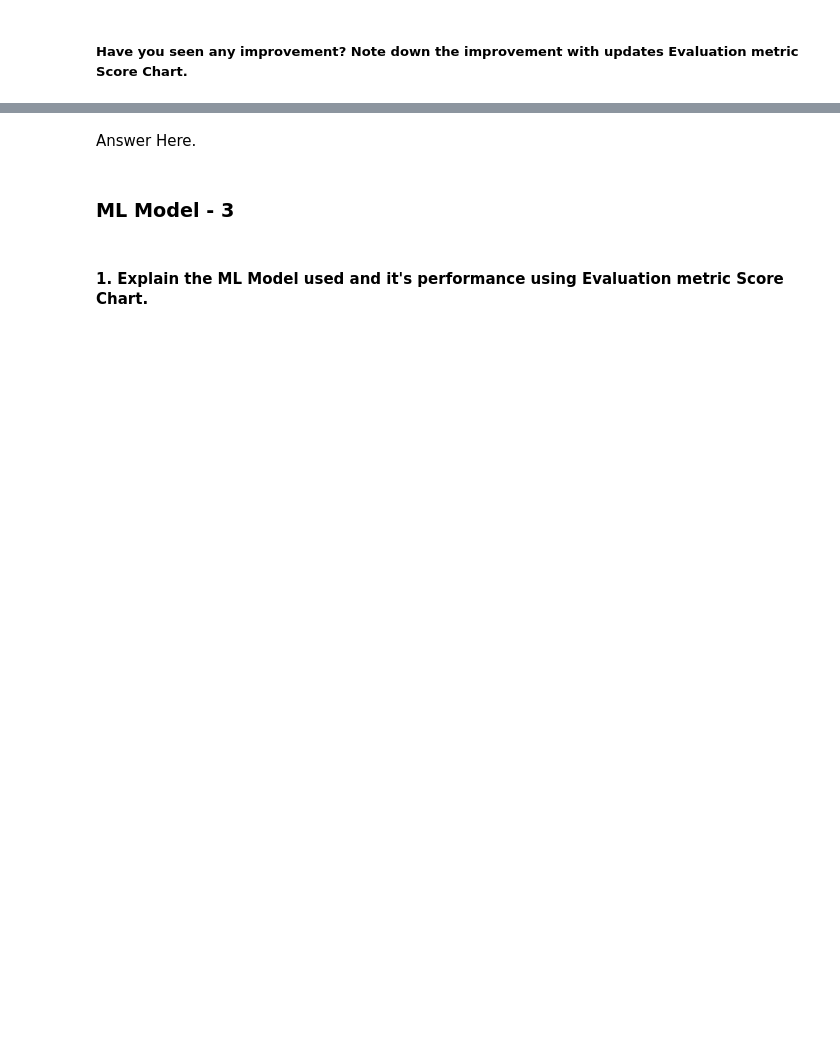
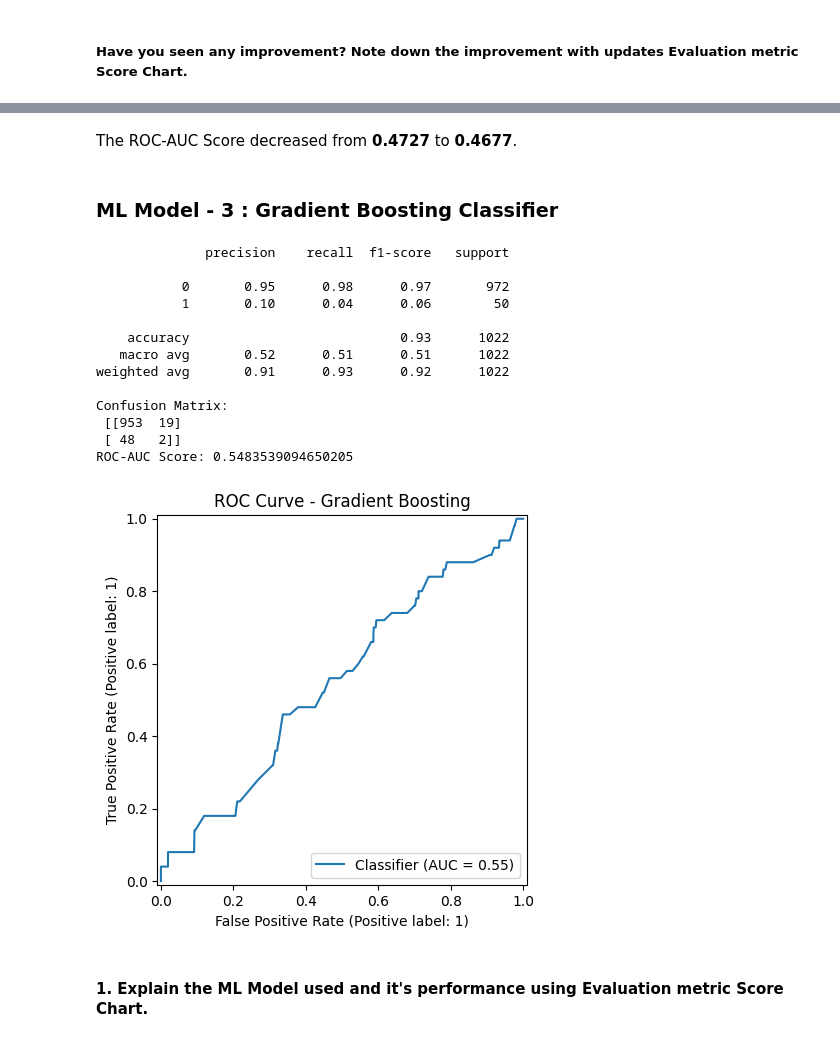
Before and after one commit to Pranav-Codes-Git/Stroke_Prediction_Classification_Project, a Jupyter notebook: Classification_Project.ipynb, the cells around one changed output, grey strips where cells are left out. Drawn from its saved outputs; the diff is of its cells as text; code cells hidden in the pictures; blank space fills up the shorter version.

```diff
--- a/Classification_Project.ipynb
+++ b/Classification_Project.ipynb
@@ -869,0 +1086,18 @@ Answer Here.
+# %%
+# ML Model - 1 Implementation with hyperparameter optimization techniques (i.e., GridSearch CV, RandomSearch CV, Bayesian Optimization etc.)
+from sklearn.model_selection import RandomizedSearchCV
+
+param_dist = {
+    'n_estimators': [100, 200, 300],
+    'max_depth': [None, 5, 10, 15],
+    'min_samples_split': [2, 5, 10],
+    'min_samples_leaf': [1, 2, 4],
+    'max_features': ['sqrt', 'log2']
+}
+
+rand_search = RandomizedSearchCV(RandomForestClassifier(random_state=42), param_dist,
+                                  n_iter=20, scoring='f1', cv=5, random_state=42, n_jobs=-1)
+rand_search.fit(X_train_res, y_train_res)
+
+print("Best Parameters:", rand_search.best_params_)
+best_rf = rand_search.best_estimator_
@@ -880,4 +1129,4 @@ Answer Here.
-# %% [markdown]
-Answer Here.
+# %% [markdown]
+The ROC-AUC Score decreased from **0.4727** to **0.4677**.
 # %% [markdown]
-### ML Model - 3
+### ML Model - 3 : **Gradient Boosting Classifier**
@@ -890,2 +1133,35 @@ Answer Here.
+# %%
+# ML Model - 3 Implementation
+from sklearn.ensemble import GradientBoostingClassifier
+
+# Baseline on SMOTE-resampled training data (tree-based, no scaling needed)
+gb = GradientBoostingClassifier(random_state=42)
+gb.fit(X_train_res, y_train_res)
+
+gb_pred = gb.predict(X_test)
+gb_proba = gb.predict_proba(X_test)[:, 1]
+# %%
+print(classification_report(y_test, gb_pred))
+print("Confusion Matrix:\n", confusion_matrix(y_test, gb_pred))
+print("ROC-AUC Score:", roc_auc_score(y_test, gb_proba))
+
+RocCurveDisplay.from_predictions(y_test, gb_proba)
+plt.title('ROC Curve - Gradient Boosting')
+plt.show()
+# %% [output]
+              precision    recall  f1-score   support
+
+           0       0.95      0.98      0.97       972
+           1       0.10      0.04      0.06        50
+
+    accuracy                           0.93      1022
+   macro avg       0.52      0.51      0.51      1022
+weighted avg       0.91      0.93      0.92      1022
+
+Confusion Matrix:
+ [[953  19]
+ [ 48   2]]
+ROC-AUC Score: 0.5483539094650205
+[figure, added]
 # %% [markdown]
 #### 1. Explain the ML Model used and it's performance using Evaluation metric Score Chart.
```
Also changed, not shown: parts of 67 cells of this notebook.
